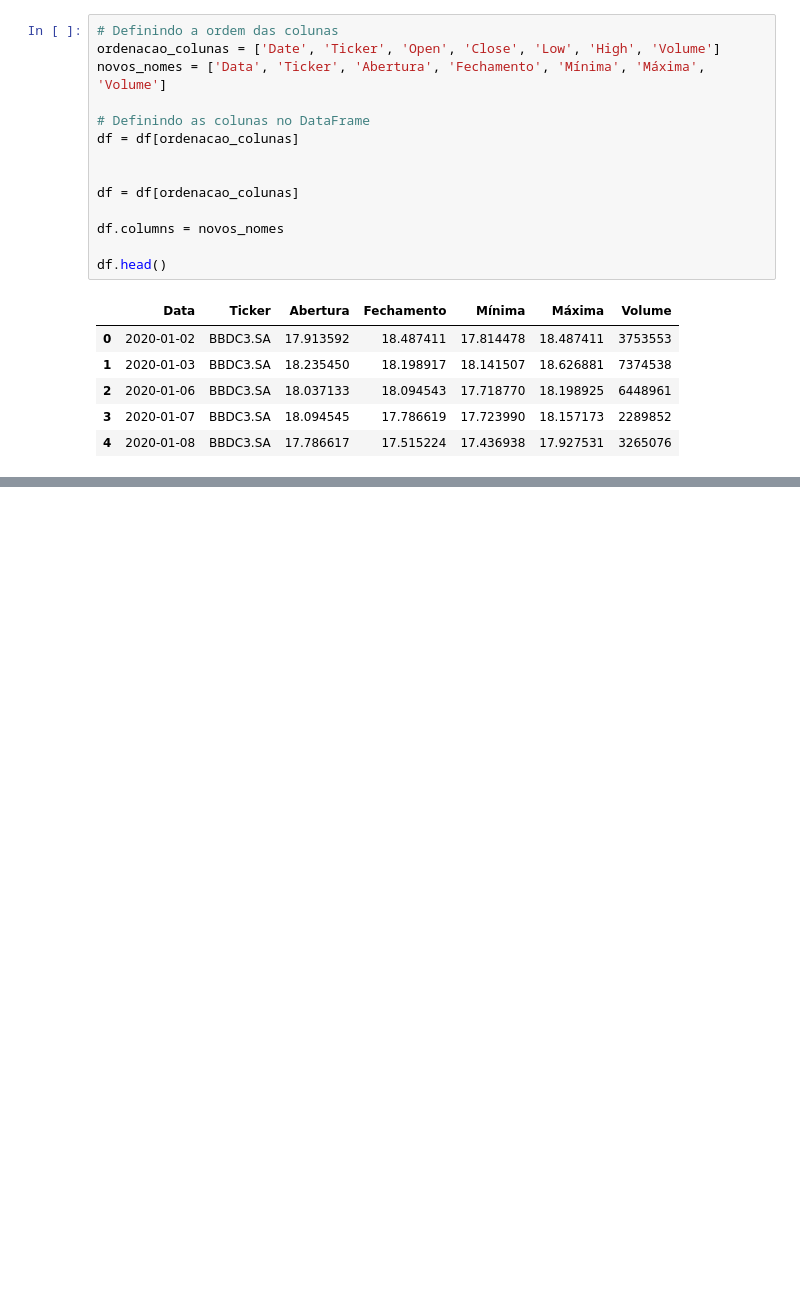
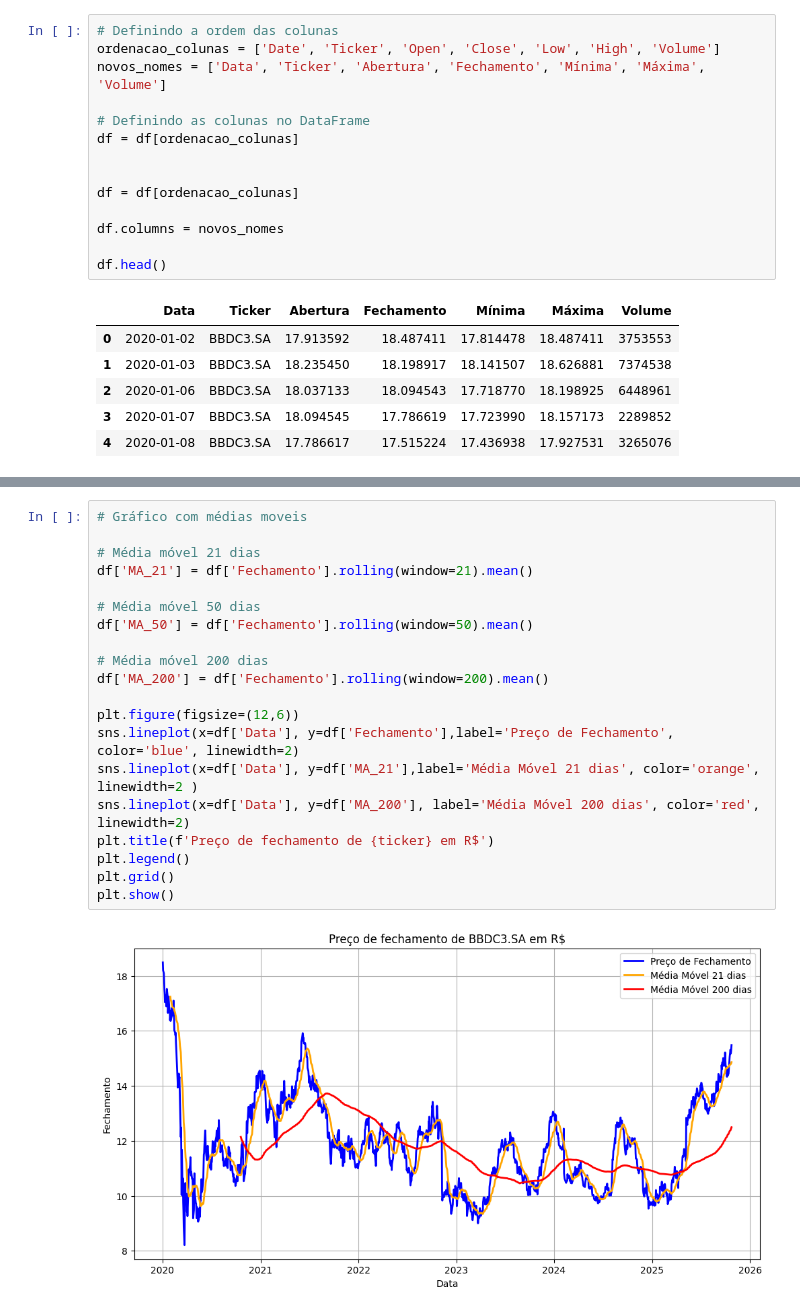
Before and after one commit to PortalDosDados/analise_financeira_python, a Jupyter notebook: main.ipynb, the cells around one changed output, grey strips where cells are left out. Saved outputs shown, nothing was run; the diff lists cells and outputs as text; blank space fills up the shorter version.

```diff
--- a/main.ipynb
+++ b/main.ipynb
@@ -72,0 +83,22 @@ df.head()
+# %%
+# Gráfico com médias moveis
+
+# Média móvel 21 dias
+df['MA_21'] = df['Fechamento'].rolling(window=21).mean()
+
+# Média móvel 50 dias
+df['MA_50'] = df['Fechamento'].rolling(window=50).mean()
+
+# Média móvel 200 dias
+df['MA_200'] = df['Fechamento'].rolling(window=200).mean()
+
+plt.figure(figsize=(12,6))
+sns.lineplot(x=df['Data'], y=df['Fechamento'],label='Preço de Fechamento', color='blue', linewidth=2)
+sns.lineplot(x=df['Data'], y=df['MA_21'],label='Média Móvel 21 dias', color='orange', linewidth=2 )
+sns.lineplot(x=df['Data'], y=df['MA_200'], label='Média Móvel 200 dias', color='red', linewidth=2)
+plt.title(f'Preço de fechamento de {ticker} em R$')
+plt.legend()
+plt.grid()
+plt.show()
+# %% [output]
+[figure, added]
```
Also changed, not shown: parts of 2 cells of this notebook.
